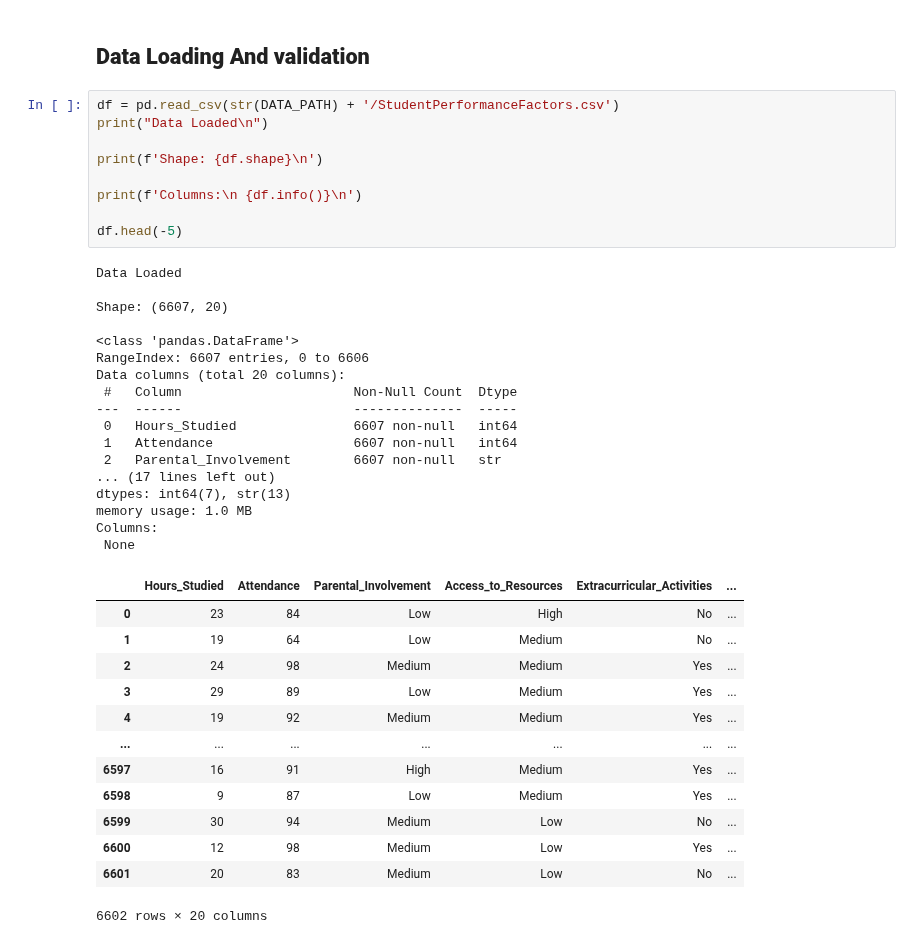
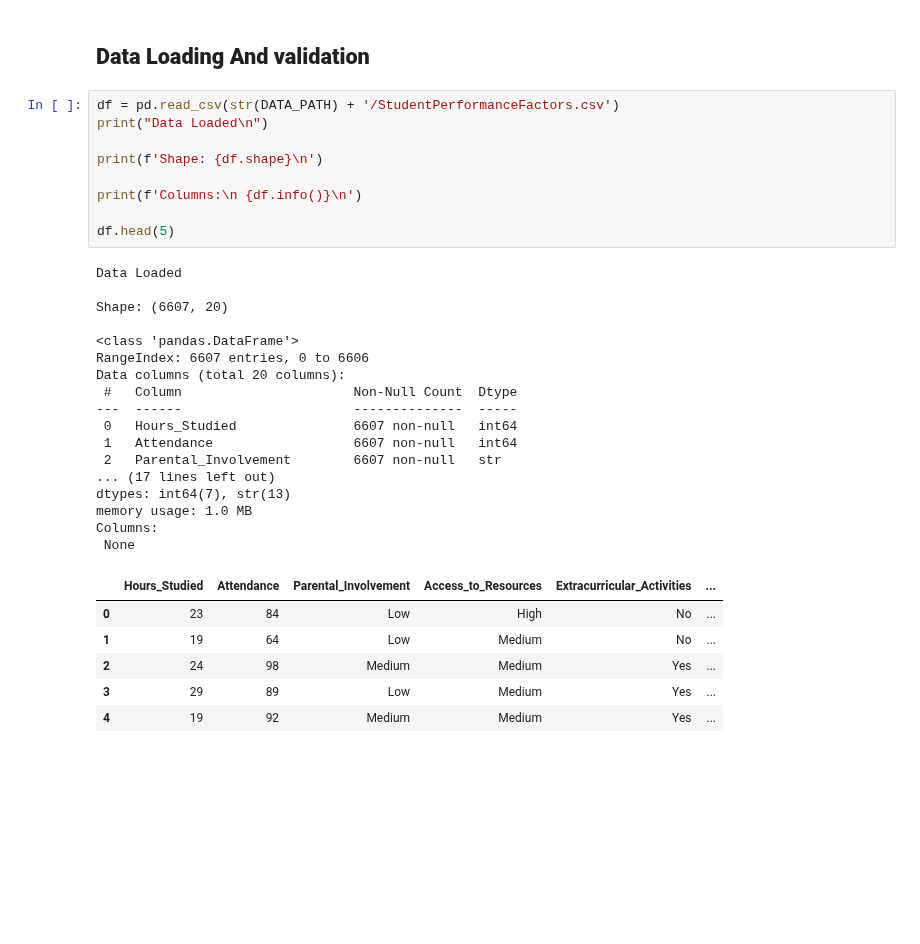
Before and after one commit to TurkiOmran/AAI, a Jupyter notebook: student/project/p2/notebooks/p2_students_exam.ipynb, the cells around one changed output. Saved outputs shown, nothing was run; the diff lists cells and outputs as text; blank space fills up the shorter version.

```diff
--- a/student/project/p2/notebooks/p2_students_exam.ipynb
+++ b/student/project/p2/notebooks/p2_students_exam.ipynb
@@ -34,38 +40,31 @@ df = pd.read_csv(str(DATA_PATH) + '/StudentPerformanceFactors.csv')
 print("Data Loaded\n")
 
 print(f'Shape: {df.shape}\n')
 
 print(f'Columns:\n {df.info()}\n')
 
-df.head(-5)
+df.head(5)
 # %% [output]
 Data Loaded
 
 Shape: (6607, 20)
 
 <class 'pandas.DataFrame'>
 RangeIndex: 6607 entries, 0 to 6606
 Data columns (total 20 columns):
  #   Column                      Non-Null Count  Dtype
 ---  ------                      --------------  -----
  0   Hours_Studied               6607 non-null   int64
  1   Attendance                  6607 non-null   int64
  2   Parental_Involvement        6607 non-null   str
 ... (17 lines left out)
 dtypes: int64(7), str(13)
 memory usage: 1.0 MB
 Columns:
  None
 |  | Hours_Studied | Attendance | Parental_Involvement | Access_to_Resources | Extracurricular_Activities | ... |
 | 0 | 23 | 84 | Low | High | No | ... |
 | 1 | 19 | 64 | Low | Medium | No | ... |
 | 2 | 24 | 98 | Medium | Medium | Yes | ... |
 | 3 | 29 | 89 | Low | Medium | Yes | ... |
 | 4 | 19 | 92 | Medium | Medium | Yes | ... |
-| ... | ... | ... | ... | ... | ... | ... |
-| 6597 | 16 | 91 | High | Medium | Yes | ... |
-| 6598 | 9 | 87 | Low | Medium | Yes | ... |
-| 6599 | 30 | 94 | Medium | Low | No | ... |
-| 6600 | 12 | 98 | Medium | Low | Yes | ... |
-| 6601 | 20 | 83 | Medium | Low | No | ... |
-6602 rows × 20 columns
```
Also changed, not shown: parts of 17 cells of this notebook.
